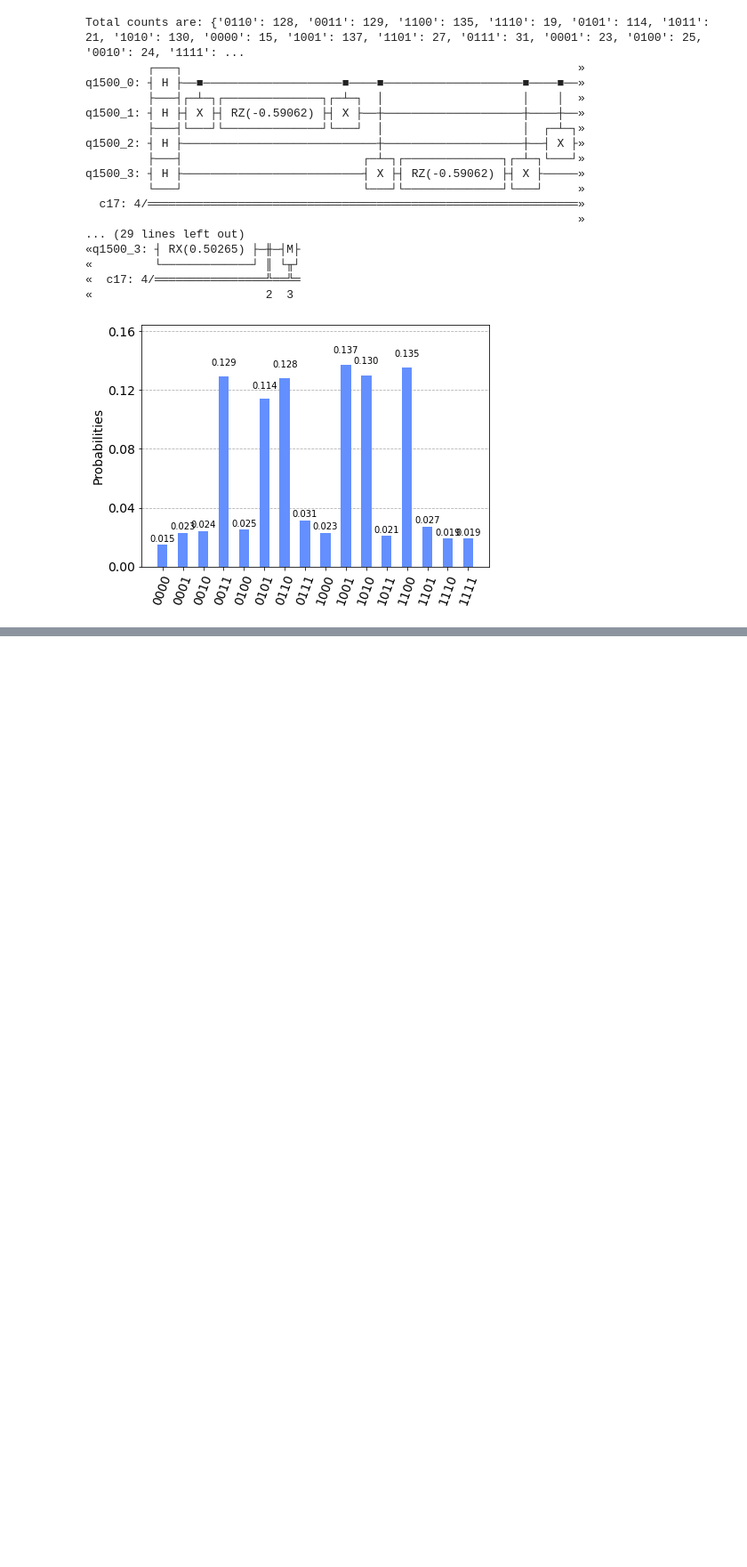
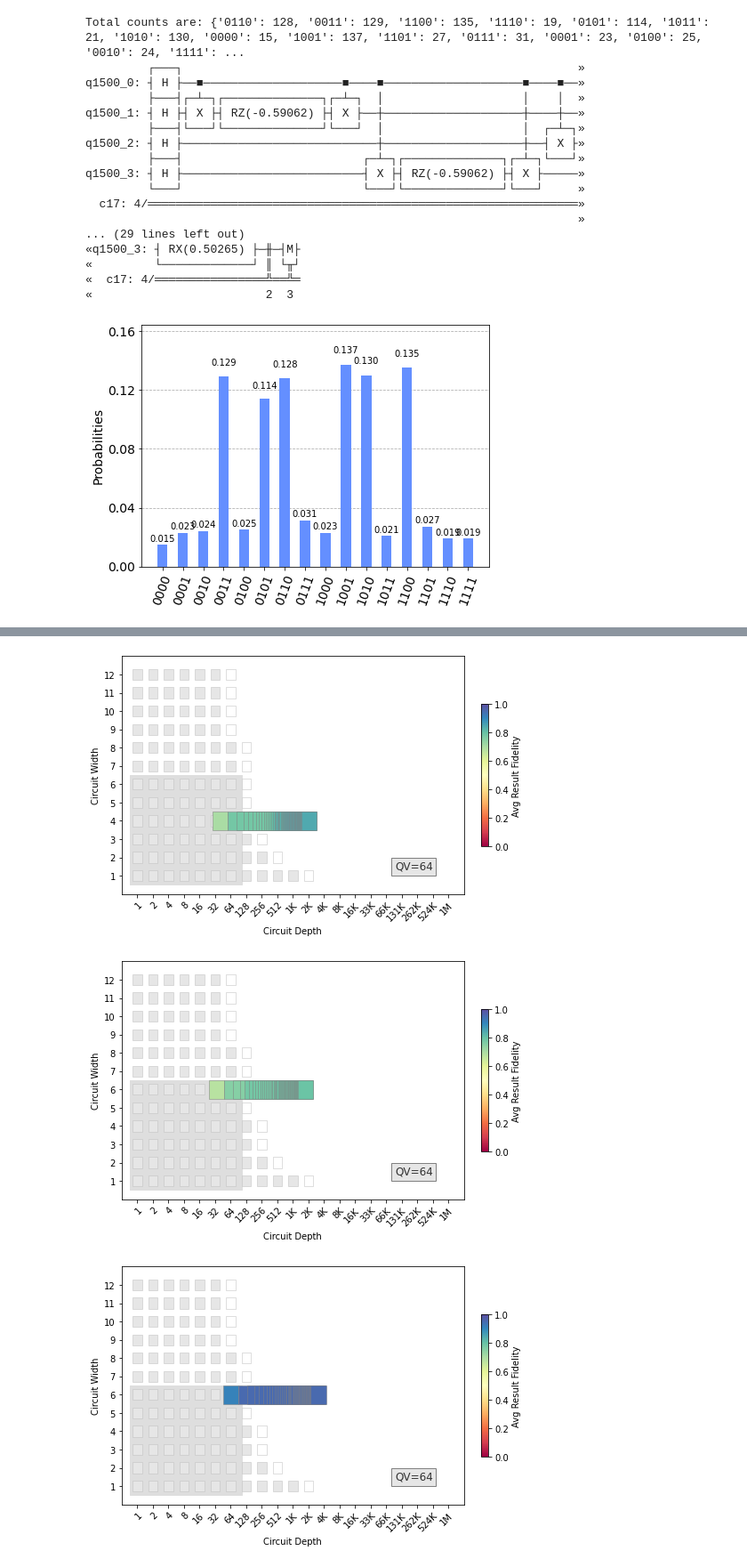
Before and after one commit to necaisej/QC-App-Oriented-Benchmarks, a Jupyter notebook: maxcut/qiskit/benchmarks-qiskit-add-maxcut.ipynb, the cells around one changed output, grey strips where cells are left out. Shown at 89% size. Drawn from its saved outputs; the diff is of its cells as text; code cells hidden in the pictures; blank space fills up the shorter version.

Commit message:
update method 2, explict loop and metric storage

```diff
--- a/maxcut/qiskit/benchmarks-qiskit-add-maxcut.ipynb
+++ b/maxcut/qiskit/benchmarks-qiskit-add-maxcut.ipynb
@@ -167,0 +173,4 @@ q1500_3: ┤ H ├────────────────────
+# %%
+for k in iter_metrics:
+    num_qubits = int(k[:-3])
+    print(num_qubits)
@@ -167,0 +188,50 @@ q1500_3: ┤ H ├────────────────────
+# %%
+depth_base = 2
+import metrics
+# %%
+width_s, cum_depth_s, max_approx_s = [], [], []
+shared_data = {}
+
+for key, data in iter_metrics.items():
+    num_qubits = int(key[:-3])
+    width = []
+
+
+    shared_data['Benchmark Results -  -  '+str(key)] = {}
+
+    cum_depth = [0]
+    for d in data['depth']:
+        cum_depth.append(cum_depth[-1] + d)
+        width.append(num_qubits)
+    cum_depth.pop(0)
+    #print(cum_depth)
+
+    max_approx = [0]
+    for a in data['approx_ratio']:
+        max_approx.append(max(max_approx[-1], a))
+    max_approx.pop(0)
+    #print(max_approx)
+
+    group_metrics = {}
+    group_metrics["groups"] = width
+    group_metrics["avg_depths"] = []
+    group_metrics["avg_tr_depths"] = cum_depth
+    group_metrics["avg_fidelities"] = max_approx
+
+    shared_data['Benchmark Results -  -  '+str(key)]['group_metrics'] = group_metrics
+
+    #width_s.append(width)
+    #cum_depth_s.append(cum_depth)
+    #max_approx_s.append(max_approx)
+
+
+    ax = metrics.plot_volumetric_background(max_qubits=10, QV=64, depth_base=depth_base, suptitle='')
+    metrics.plot_volumetric_data(ax, width, cum_depth, f_data=max_approx, depth_base=depth_base, fill=True,
+                   label='maxcut', labelpos=(0.4, 0.6), labelrot=15, type=1, w_max=10)
+
+
+#metrics.plot_metrics_all_overlaid (shared_data, 'backend_id', suptitle=None, imagename="_ALL-vplot-1")
+# %% [output]
+[figure, added]
+[figure, added]
+[figure, added]
```
Also changed, not shown: parts of 5 cells of this notebook, 3 other files.
